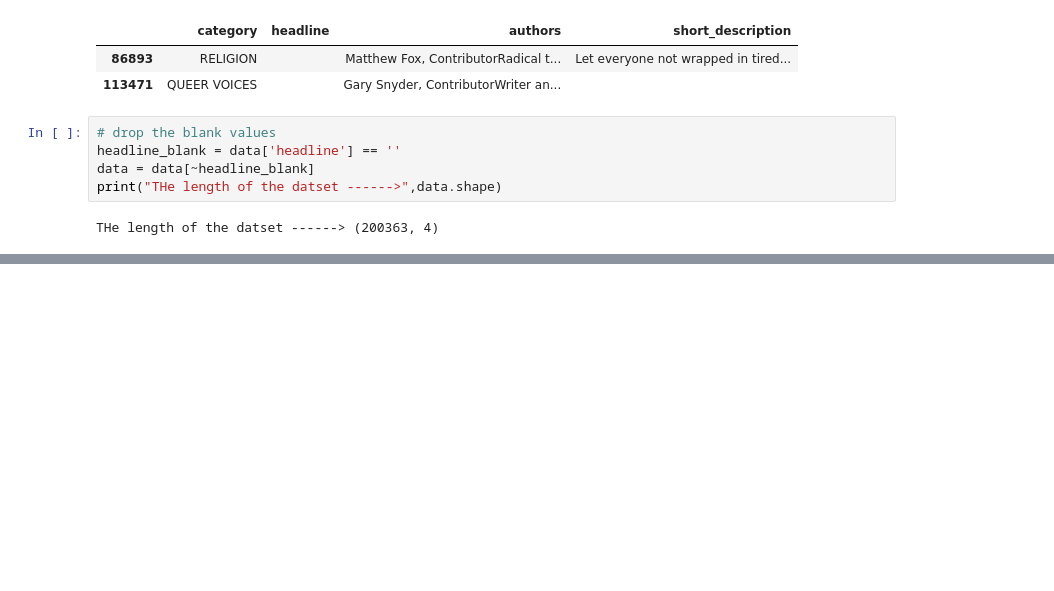
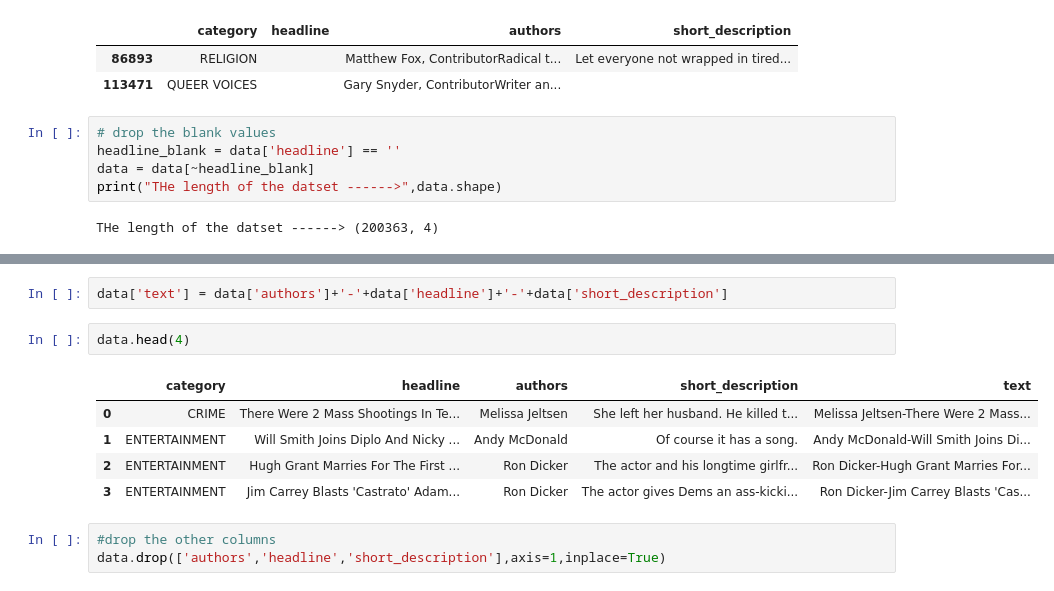
Before and after one commit to pavi-ninjaac/Specrom_Analysis, a Jupyter notebook: Internship_works/week2/text-classification.ipynb, the cells around one changed output, grey strips where cells are left out. Cells and saved outputs as stored; diff of their text form; blank space fills up the shorter version.

```diff
--- a/Internship_works/week2/text-classification.ipynb
+++ b/Internship_works/week2/text-classification.ipynb
@@ -161,0 +210,13 @@ data[author_blank]
+# %%
+data['text'] = data['authors']+'-'+data['headline']+'-'+data['short_description']
+# %%
+data.head(4)
+# %% [output]
+|  | category | headline | authors | short_description | text |
+| 0 | CRIME | There Were 2 Mass Shootings In Te... | Melissa Jeltsen | She left her husband. He killed t... | Melissa Jeltsen-There Were 2 Mass... |
+| 1 | ENTERTAINMENT | Will Smith Joins Diplo And Nicky ... | Andy McDonald | Of course it has a song. | Andy McDonald-Will Smith Joins Di... |
+| 2 | ENTERTAINMENT | Hugh Grant Marries For The First ... | Ron Dicker | The actor and his longtime girlfr... | Ron Dicker-Hugh Grant Marries For... |
+| 3 | ENTERTAINMENT | Jim Carrey Blasts 'Castrato' Adam... | Ron Dicker | The actor gives Dems an ass-kicki... | Ron Dicker-Jim Carrey Blasts 'Cas... |
+# %%
+#drop the other columns
+data.drop(['authors','headline','short_description'],axis=1,inplace=True)
```
Also changed, not shown: parts of 23 cells of this notebook.
